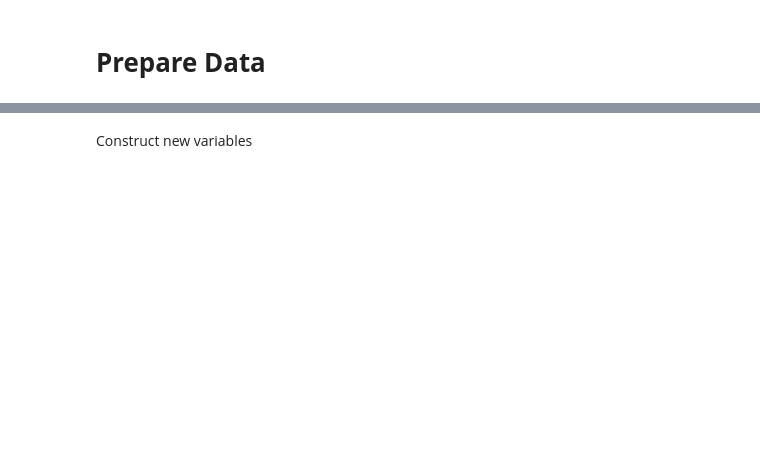
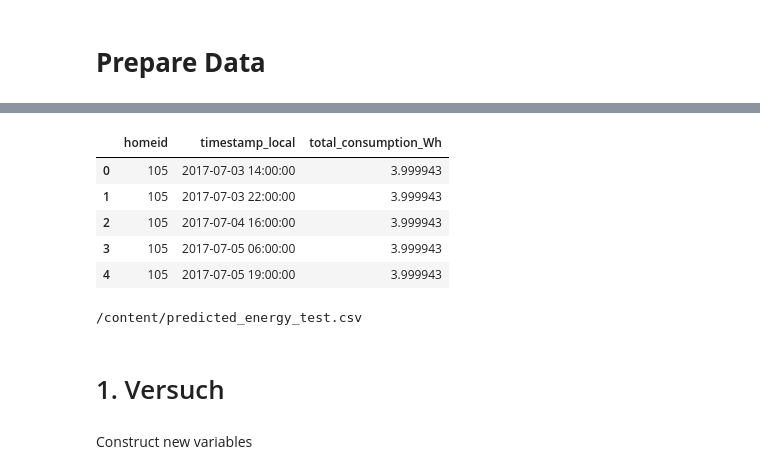
Before and after one commit to Julian200019/DataScience2024, a Jupyter notebook: Xmas_Challenge/ideal_eda.ipynb, the cells around one changed output, grey strips where cells are left out. Drawn from its saved outputs; the diff is of its cells as text; code cells hidden in the pictures; blank space fills up the shorter version.

```diff
--- a/Xmas_Challenge/ideal_eda.ipynb
+++ b/Xmas_Challenge/ideal_eda.ipynb
@@ -211,3 +272,58 @@ energy_without_null.shape
+# %%
+energy_test = pd.read_csv("https://raw.githubusercontent.com/olivermueller/ds4b-2024/refs/heads/main/Xmas_Challenge/energy_test.csv")
+energy_test["timestamp_local"] = pd.to_datetime(energy["timestamp_local"])
+# %%
+# Formel für OLS-Modell
+formula = "total_consumption_Wh ~ " + " + ".join(top_predictors)
+
+# Modell erstellen und fitten
+mod = smf.ols(formula=formula, data=merged_data)
+mod = mod.fit()
+
+# Testdaten mergen
+energy_test_merged = pd.merge(energy_test, homes, on='homeid', how='left')
+if 'room_id' in energy_test.columns:
+    energy_test_merged = pd.merge(energy_test_merged, rooms, on='roomid', how='left')
+if 'person_id' in energy_test.columns:
+    energy_test_merged = pd.merge(energy_test_merged, persons, on='personid', how='left')
+if 'appliance_id' in energy_test.columns:
+    energy_test_merged = pd.merge(energy_test_merged, appliances, on='applianceid', how='left')
+if 'appliance_id' in energy_test_merged.columns:
+    energy_test_merged = pd.merge(energy_test_merged, other_appliances, on='applianceid', how='left')
+if 'timestamp' in energy_test_merged.columns:
+    energy_test_merged = pd.merge(energy_test_merged, weather, on='timestamp', how='left')
+
+# Convert 'type' column to numeric in energy_test_merged
+energy_test_merged['type'] = energy_test_merged['type'].map({'gas': 0, 'electricity': 1}).fillna(energy_test_merged['type'])
+
+# Ensure all predictor columns are numeric
+for predictor in top_predictors:
+    energy_test_merged[predictor] = pd.to_numeric(energy_test_merged[predictor], errors='coerce')
+
+# Vorhersage auf Testdaten
+predictions = mod.predict(energy_test_merged[top_predictors])
+
+# Create a DataFrame with all predictions
+output = energy_test[['homeid', 'timestamp_local']].copy()  # Removed .head(100)
+output['total_consumption_Wh'] = predictions
+
+# Display the first few rows for preview
+display(output.head())  # Display only a few rows for preview
+
+# Create a download link for the complete CSV file
+from IPython.display import FileLink
+output.to_csv('predicted_energy_test.csv', index=False)
+display(FileLink('predicted_energy_test.csv'))
+# %% [output]
+|  | homeid | timestamp_local | total_consumption_Wh |
+| 0 | 105 | 2017-07-03 14:00:00 | 3.999943 |
+| 1 | 105 | 2017-07-03 22:00:00 | 3.999943 |
+| 2 | 105 | 2017-07-04 16:00:00 | 3.999943 |
+| 3 | 105 | 2017-07-05 06:00:00 | 3.999943 |
+| 4 | 105 | 2017-07-05 19:00:00 | 3.999943 |
+/content/predicted_energy_test.csv
+# %% [markdown]
+# 1. Versuch
 # %% [markdown]
 Construct new variables
 # %%
```
Also changed, not shown: parts of 9 cells of this notebook.
